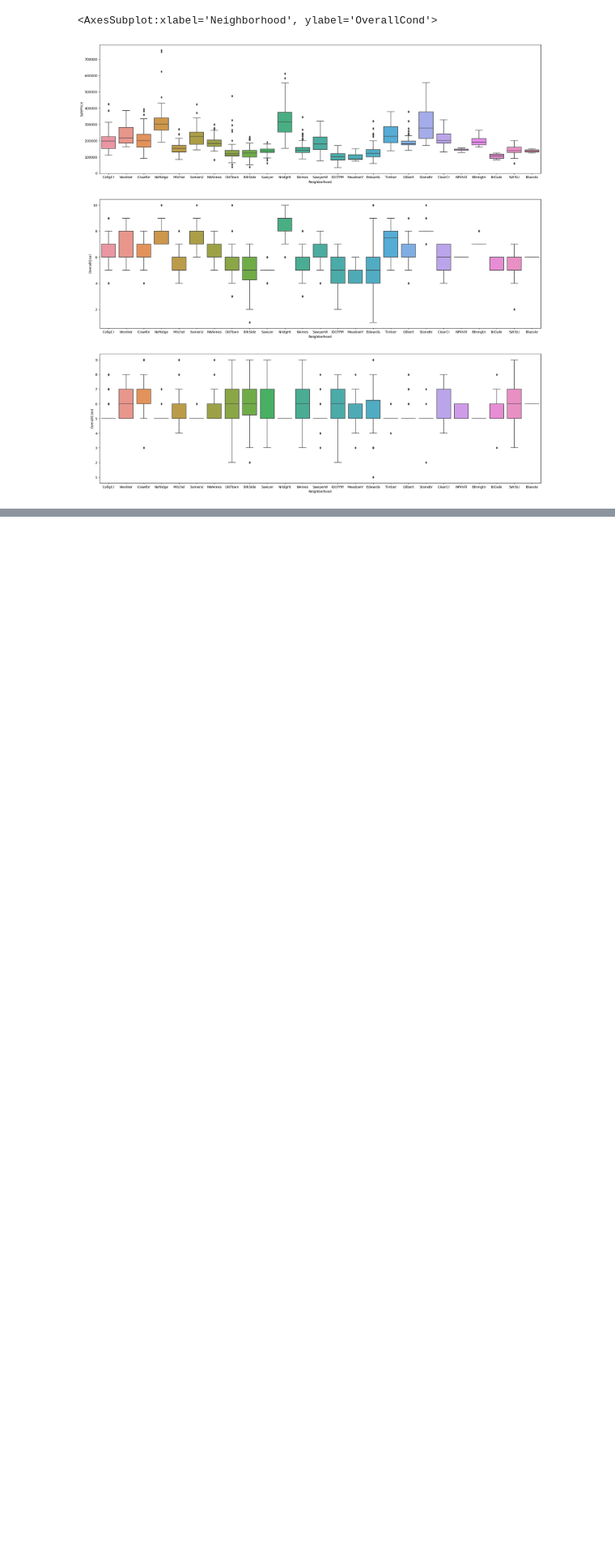
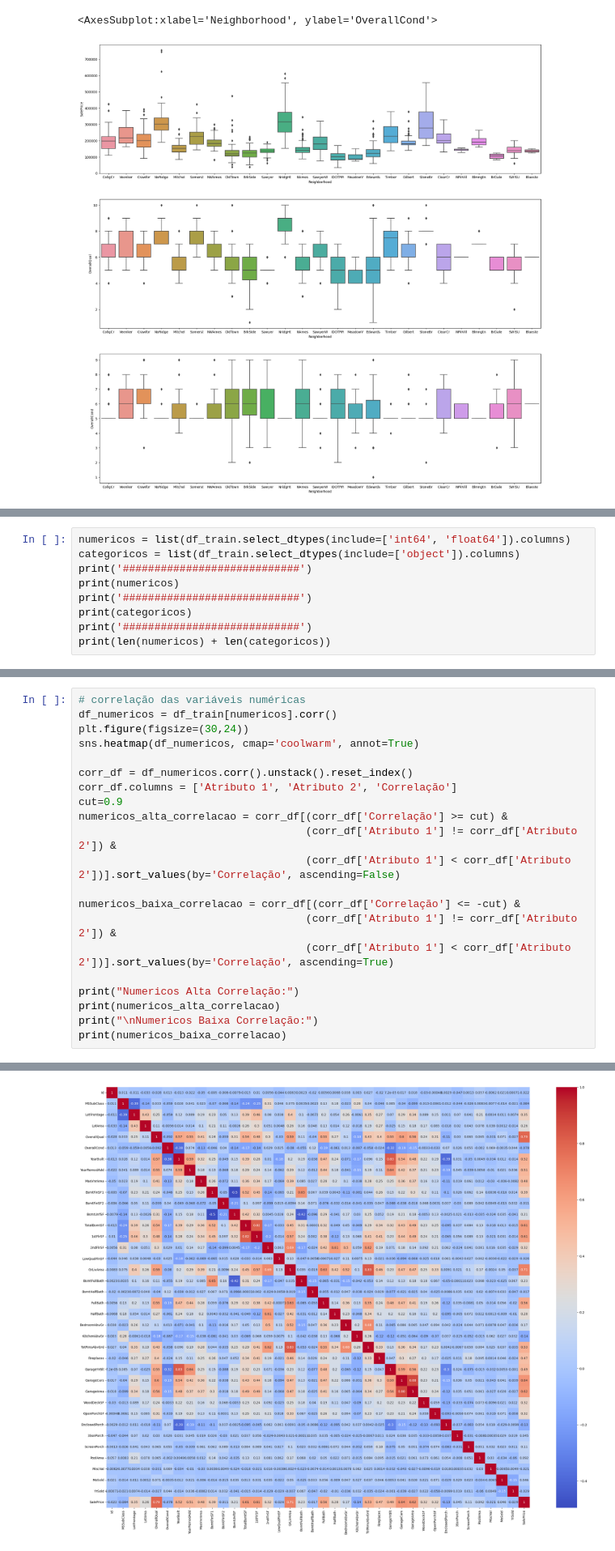
Before and after one commit to viniciusparede/house-prices-prediction-ppgia, a Jupyter notebook: notebooks/eda.ipynb, the cells around one changed output, grey strips where cells are left out. Shown at 81% size. Cells and saved outputs as stored; diff of their text form; blank space fills up the shorter version.

```diff
--- a/notebooks/eda.ipynb
+++ b/notebooks/eda.ipynb
@@ -369,0 +297,9 @@ sns.heatmap(correlation, vmin=-1, vmax=1, annot=True)
+# %%
+numericos = list(df_train.select_dtypes(include=['int64', 'float64']).columns)
+categoricos = list(df_train.select_dtypes(include=['object']).columns)
+print('############################')
+print(numericos)
+print('############################')
+print(categoricos)
+print('############################')
+print(len(numericos) + len(categoricos))
@@ -369,0 +313,22 @@ sns.heatmap(correlation, vmin=-1, vmax=1, annot=True)
+# %%
+# correlação das variáveis numéricas
+df_numericos = df_train[numericos].corr()
+plt.figure(figsize=(30,24))
+sns.heatmap(df_numericos, cmap='coolwarm', annot=True)
+
+corr_df = df_numericos.corr().unstack().reset_index()
+corr_df.columns = ['Atributo 1', 'Atributo 2', 'Correlação']
+cut=0.9
+numericos_alta_correlacao = corr_df[(corr_df['Correlação'] >= cut) &
+                                    (corr_df['Atributo 1'] != corr_df['Atributo 2']) &
+                                    (corr_df['Atributo 1'] < corr_df['Atributo 2'])].sort_values(by='Correlação', ascending=False)
+
+numericos_baixa_correlacao = corr_df[(corr_df['Correlação'] <= -cut) &
+                                    (corr_df['Atributo 1'] != corr_df['Atributo 2']) &
+                                    (corr_df['Atributo 1'] < corr_df['Atributo 2'])].sort_values(by='Correlação', ascending=True)
+
+print("Numericos Alta Correlação:")
+print(numericos_alta_correlacao)
+print("\nNumericos Baixa Correlação:")
+print(numericos_baixa_correlacao)
+# %% [output]
@@ -369,0 +351 @@ sns.heatmap(correlation, vmin=-1, vmax=1, annot=True)
+[figure, added]
```
Also changed, not shown: parts of 12 cells of this notebook.
